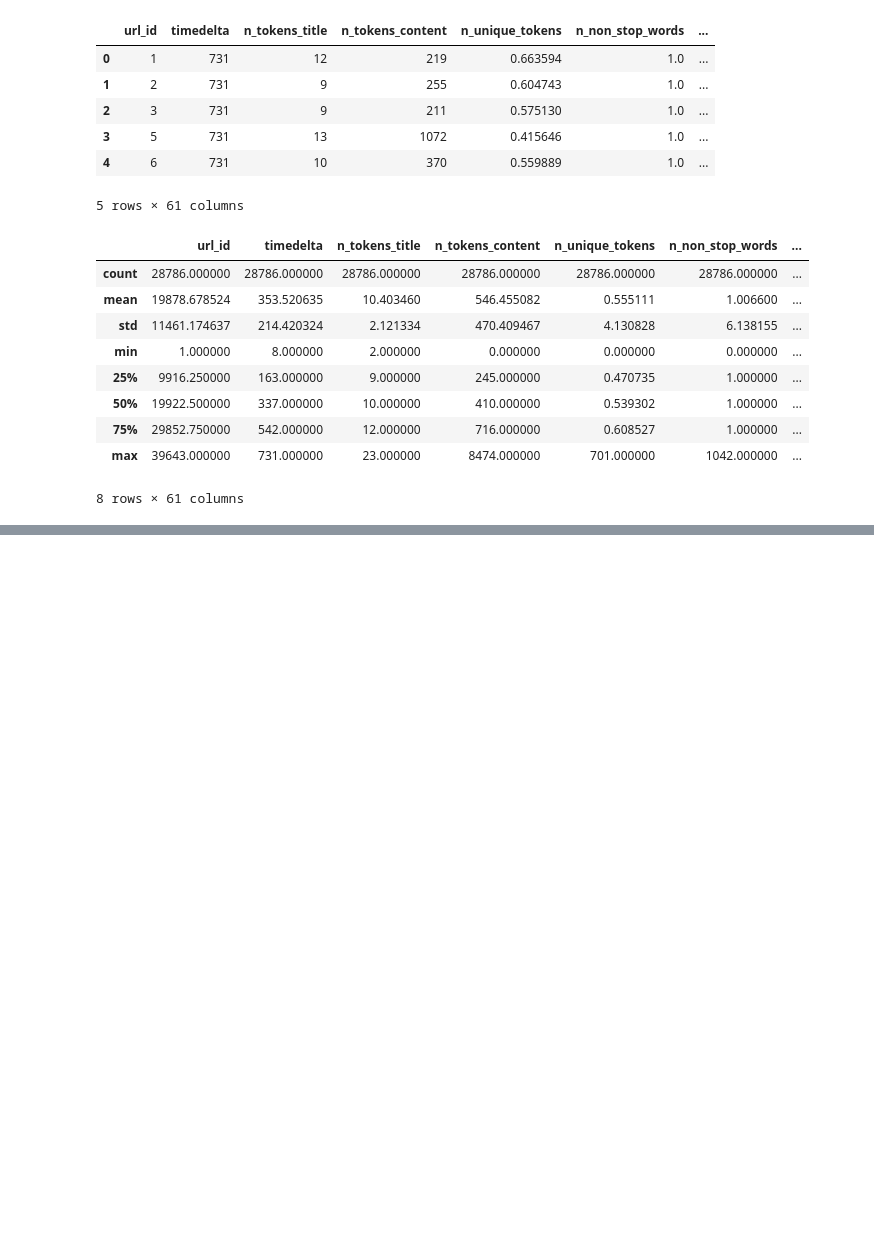
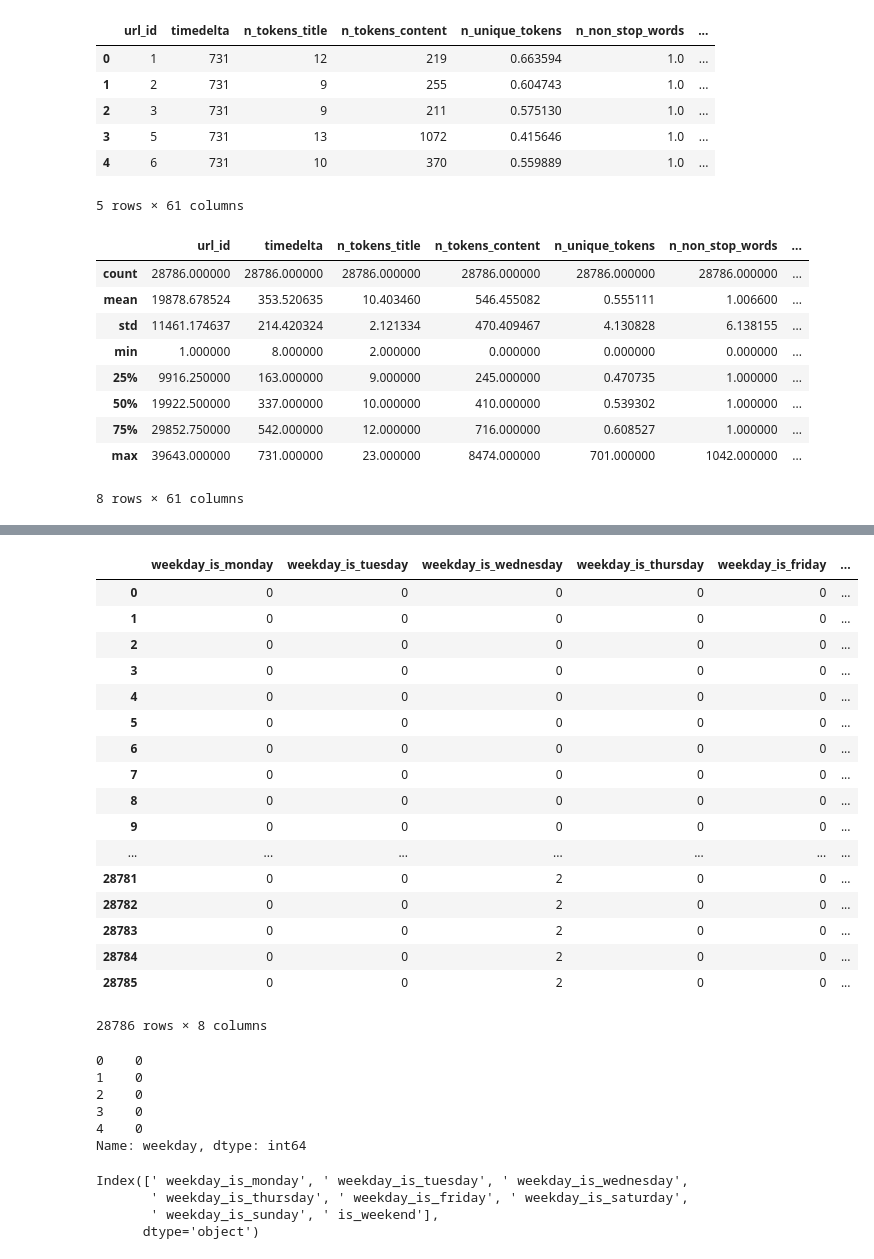
Before and after one commit to java-byte/Project-Machine-Learning, a Jupyter notebook: Sigmoid_test.ipynb, the cells around one changed output, grey strips where cells are left out. Drawn from its saved outputs; the diff is of its cells as text; code cells hidden in the pictures; blank space fills up the shorter version.

```diff
--- a/Sigmoid_test.ipynb
+++ b/Sigmoid_test.ipynb
@@ -46 +46,13 @@ x_train.head()
 5 rows × 60 columns
+# %%
+## checking data channel dataset
+#x_ch = x_train.loc[:,' data_channel_is_entertainment']
+x_train.loc[:,' data_channel_is_lifestyle'].replace(1,0,inplace=True)
+x_train.loc[:,' data_channel_is_entertainment'].replace(1,1,inplace=True)
+x_train.loc[:,' data_channel_is_bus'].replace(1,2,inplace=True)
+x_train.loc[:,' data_channel_is_socmed'].replace(1,3,inplace=True)
+x_train.loc[:,' data_channel_is_tech'].replace(1,4,inplace=True)
+x_train.loc[:,' data_channel_is_world'].replace(1,5,inplace=True)
+
+#x_train[:['data_channel_is_entertainment','data_channel_is_bus','data_channel_is_socmed','data_channel_is_tech','data_channel_is_world']].head()
+#x_train.columns
@@ -46,0 +86,2 @@ x_train.head()
+# %%
+x_train['data_channel'] = x_train.iloc[:,13:19].sum(axis=1)
@@ -46,0 +108,56 @@ x_train.head()
+# %%
+## Dropping the columns
+
+x_train.drop(x_train.columns[13:19],axis=1,inplace=True)
+# %%
+## checking weekday dataset
+
+x_train.loc[:,' weekday_is_monday'].replace(1,0,inplace=True)
+x_train.loc[:,' weekday_is_tuesday'].replace(1,1,inplace=True)
+x_train.loc[:,' weekday_is_wednesday'].replace(1,2,inplace=True)
+x_train.loc[:,' weekday_is_thursday'].replace(1,3,inplace=True)
+x_train.loc[:,' weekday_is_friday'].replace(1,4,inplace=True)
+x_train.loc[:,' weekday_is_saturday'].replace(1,5,inplace=True)
+x_train.loc[:,' weekday_is_sunday'].replace(1,6,inplace=True)
+x_train.loc[:,' is_weekend'].replace(1,7,inplace=True)
+
+#x_train[:['data_channel_is_entertainment','data_channel_is_bus','data_channel_is_socmed','data_channel_is_tech','data_channel_is_world']].head()
+#x_train.columns
+# %%
+x_train.iloc[:,25:33]
+# %% [output]
+|  | weekday_is_monday | weekday_is_tuesday | weekday_is_wednesday | weekday_is_thursday | weekday_is_friday | ... |
+| 0 | 0 | 0 | 0 | 0 | 0 | ... |
+| 1 | 0 | 0 | 0 | 0 | 0 | ... |
+| 2 | 0 | 0 | 0 | 0 | 0 | ... |
+| 3 | 0 | 0 | 0 | 0 | 0 | ... |
+| 4 | 0 | 0 | 0 | 0 | 0 | ... |
+| 5 | 0 | 0 | 0 | 0 | 0 | ... |
+| 6 | 0 | 0 | 0 | 0 | 0 | ... |
+| 7 | 0 | 0 | 0 | 0 | 0 | ... |
+| 8 | 0 | 0 | 0 | 0 | 0 | ... |
+| 9 | 0 | 0 | 0 | 0 | 0 | ... |
+| ... | ... | ... | ... | ... | ... | ... |
+| 28781 | 0 | 0 | 2 | 0 | 0 | ... |
+| 28782 | 0 | 0 | 2 | 0 | 0 | ... |
+| 28783 | 0 | 0 | 2 | 0 | 0 | ... |
+| 28784 | 0 | 0 | 2 | 0 | 0 | ... |
+| 28785 | 0 | 0 | 2 | 0 | 0 | ... |
+28786 rows × 8 columns
+# %%
+x_train['weekday'] = x_train.iloc[:,25:33].sum(axis=1)
+x_train['weekday'].head()
+# %% [output]
+0    0
+1    0
+2    0
+3    0
+4    0
+Name: weekday, dtype: int64
+# %%
+x_train.columns[25:33]
+# %% [output]
+Index([' weekday_is_monday', ' weekday_is_tuesday', ' weekday_is_wednesday',
+       ' weekday_is_thursday', ' weekday_is_friday', ' weekday_is_saturday',
+       ' weekday_is_sunday', ' is_weekend'],
+      dtype='object')
```
Also changed, not shown: parts of 27 cells of this notebook.
